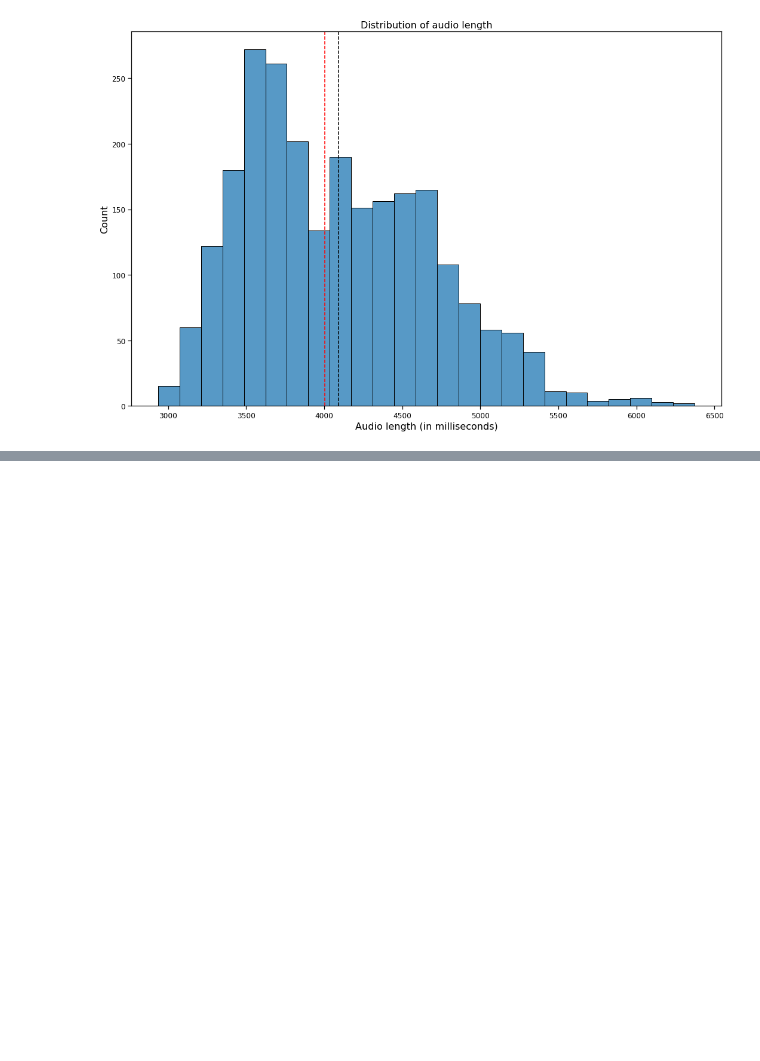
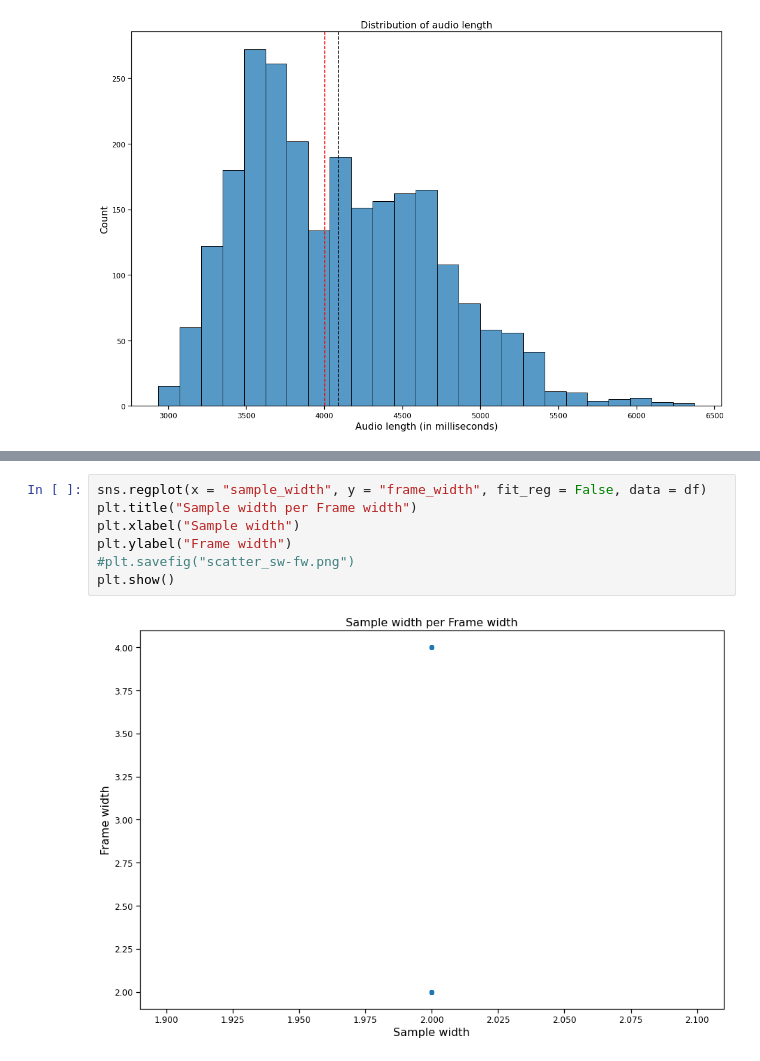
Before and after one commit to Claudio-95/DM22-23, a Jupyter notebook: Project_1st part - C.ipynb, the cells around one changed output, grey strips where cells are left out. Drawn from its saved outputs; the diff is of its cells as text; blank space fills up the shorter version.

```diff
--- a/Project_1st part - C.ipynb
+++ b/Project_1st part - C.ipynb
@@ -333,0 +361,9 @@ plt.show()
+# %%
+sns.regplot(x = "sample_width", y = "frame_width", fit_reg = False, data = df)
+plt.title("Sample width per Frame width")
+plt.xlabel("Sample width")
+plt.ylabel("Frame width")
+#plt.savefig("scatter_sw-fw.png")
+plt.show()
+# %% [output]
+[figure, added]
```
Also changed, not shown: parts of 46 cells of this notebook, 1 other file.
